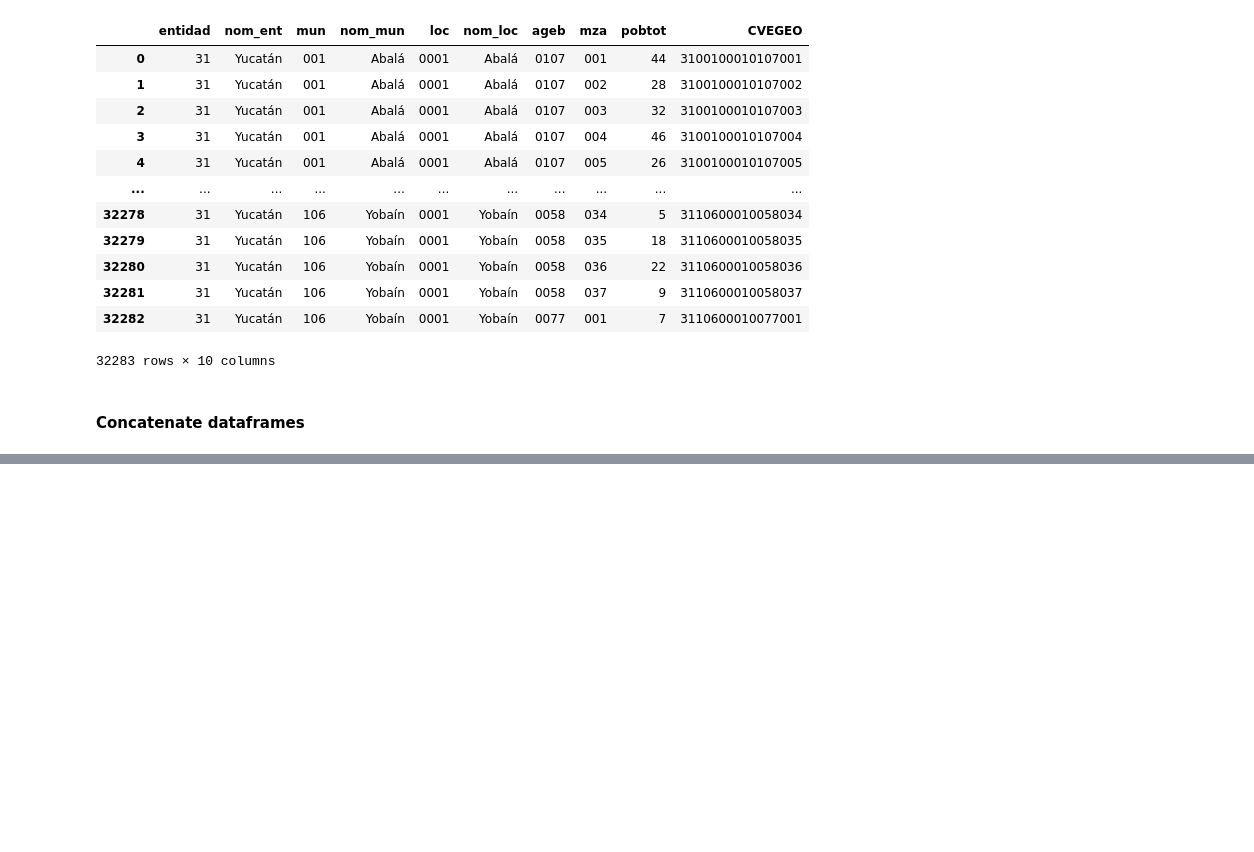
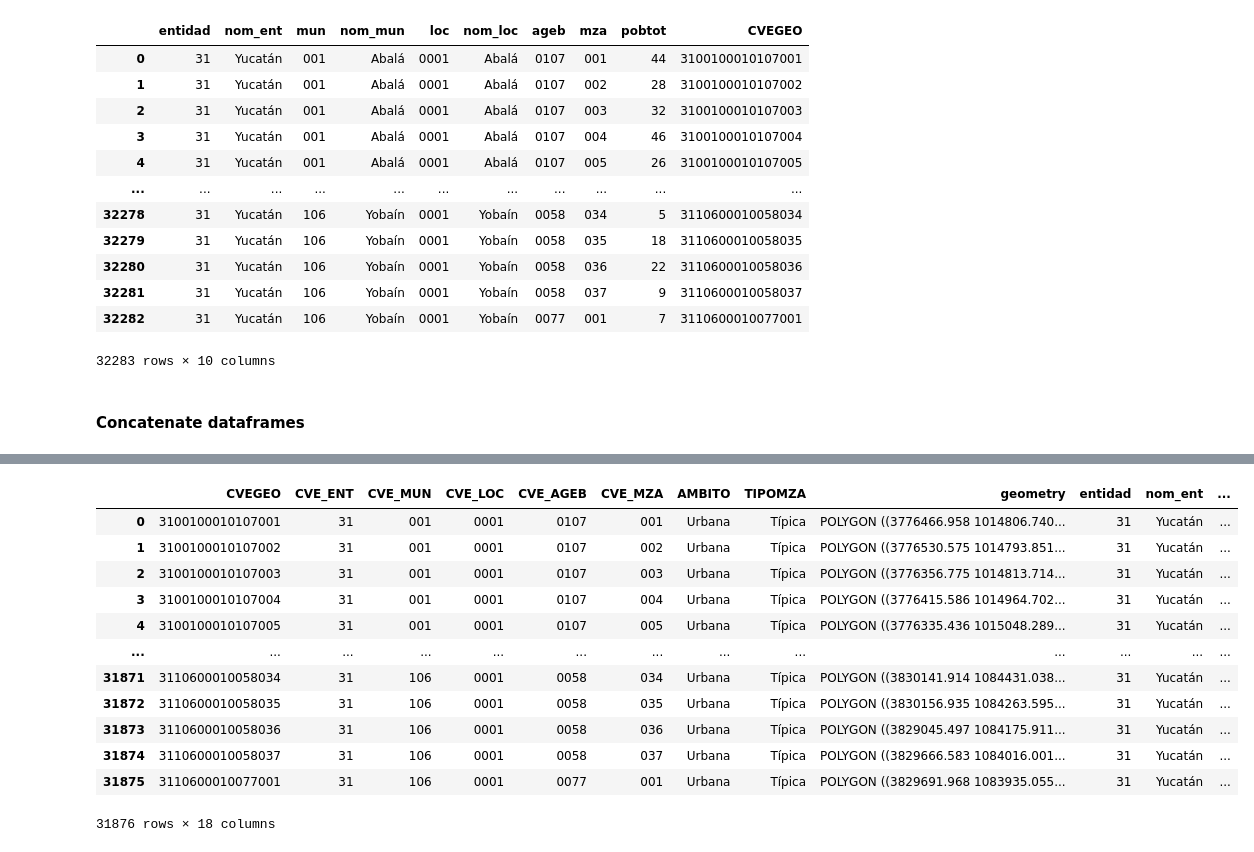
Before and after one commit to gperaza/road-network, a Jupyter notebook: notebooks/working with geodataframes.ipynb, the cells around one changed output, grey strips where cells are left out. Cells and saved outputs as stored; diff of their text form; code cells hidden in the pictures; blank space fills up the shorter version.

```diff
--- a/notebooks/working with geodataframes.ipynb
+++ b/notebooks/working with geodataframes.ipynb
@@ -442 +444,17 @@ yucatan
 32283 rows × 19 columns
+# %%
+yucatan_manzana.merge(yucatan_censo, on=['CVEGEO'], how='inner')
+# %% [output]
+|  | CVEGEO | CVE_ENT | CVE_MUN | CVE_LOC | CVE_AGEB | CVE_MZA | AMBITO | TIPOMZA | geometry | entidad | nom_ent | ... |
+| 0 | 3100100010107001 | 31 | 001 | 0001 | 0107 | 001 | Urbana | Típica | POLYGON ((3776466.958 1014806.740... | 31 | Yucatán | ... |
+| 1 | 3100100010107002 | 31 | 001 | 0001 | 0107 | 002 | Urbana | Típica | POLYGON ((3776530.575 1014793.851... | 31 | Yucatán | ... |
+| 2 | 3100100010107003 | 31 | 001 | 0001 | 0107 | 003 | Urbana | Típica | POLYGON ((3776356.775 1014813.714... | 31 | Yucatán | ... |
+| 3 | 3100100010107004 | 31 | 001 | 0001 | 0107 | 004 | Urbana | Típica | POLYGON ((3776415.586 1014964.702... | 31 | Yucatán | ... |
+| 4 | 3100100010107005 | 31 | 001 | 0001 | 0107 | 005 | Urbana | Típica | POLYGON ((3776335.436 1015048.289... | 31 | Yucatán | ... |
+| ... | ... | ... | ... | ... | ... | ... | ... | ... | ... | ... | ... | ... |
+| 31871 | 3110600010058034 | 31 | 106 | 0001 | 0058 | 034 | Urbana | Típica | POLYGON ((3830141.914 1084431.038... | 31 | Yucatán | ... |
+| 31872 | 3110600010058035 | 31 | 106 | 0001 | 0058 | 035 | Urbana | Típica | POLYGON ((3830156.935 1084263.595... | 31 | Yucatán | ... |
+| 31873 | 3110600010058036 | 31 | 106 | 0001 | 0058 | 036 | Urbana | Típica | POLYGON ((3829045.497 1084175.911... | 31 | Yucatán | ... |
+| 31874 | 3110600010058037 | 31 | 106 | 0001 | 0058 | 037 | Urbana | Típica | POLYGON ((3829666.583 1084016.001... | 31 | Yucatán | ... |
+| 31875 | 3110600010077001 | 31 | 106 | 0001 | 0077 | 001 | Urbana | Típica | POLYGON ((3829691.968 1083935.055... | 31 | Yucatán | ... |
+31876 rows × 18 columns
```
Also changed, not shown: parts of 2 cells of this notebook.
